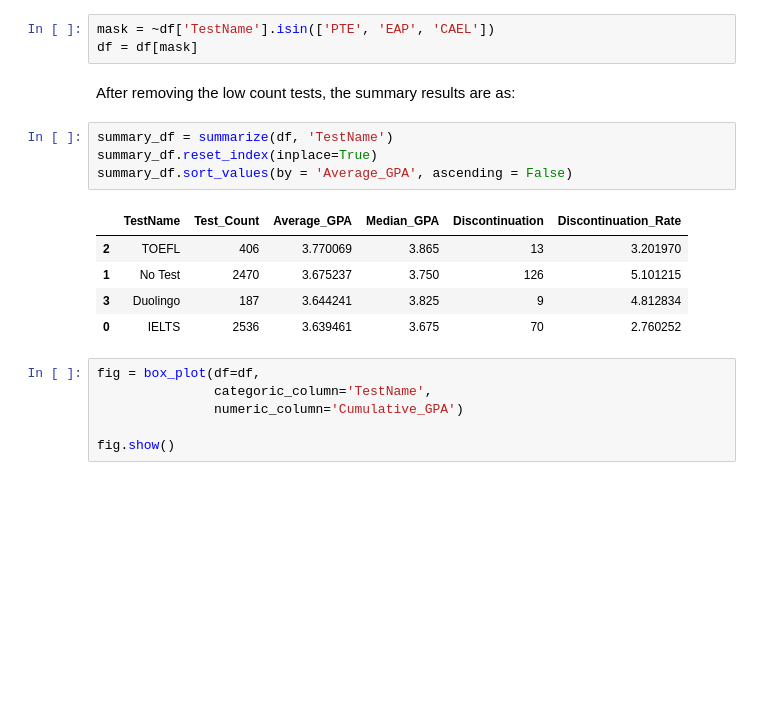
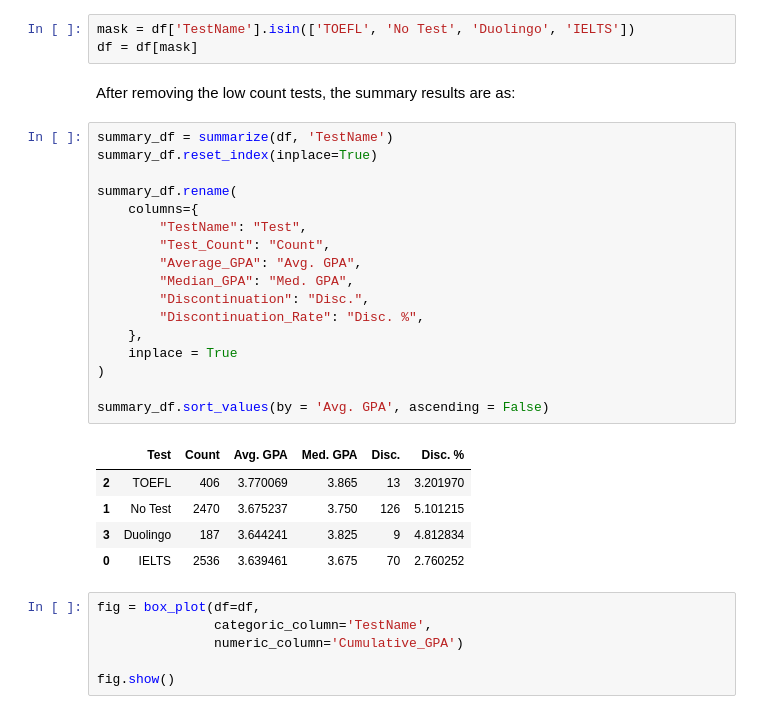
Before and after one commit to tylncck/UC_FGS_ELP_TestScores, a Jupyter notebook: ELP_GPA_StatisticalTests.ipynb, the cells around one changed output. Drawn from its saved outputs; the diff is of its cells as text; blank space fills up the shorter version.

```diff
--- a/ELP_GPA_StatisticalTests.ipynb
+++ b/ELP_GPA_StatisticalTests.ipynb
@@ -132,16 +145,29 @@ summary_df.sort_values(by = 'Average_GPA', ascending = False)
 | 6 | CAEL | 2 | 3.620000 | 3.620 | 0 | 0.000000 |
 | 4 | PTE | 74 | 3.498973 | 3.500 | 2 | 2.702703 |
 # %%
-mask = ~df['TestName'].isin(['PTE', 'EAP', 'CAEL'])
+mask = df['TestName'].isin(['TOEFL', 'No Test', 'Duolingo', 'IELTS'])
 df = df[mask]
 # %% [markdown]
 After removing the low count tests, the summary results are as:
 # %%
 summary_df = summarize(df, 'TestName')
 summary_df.reset_index(inplace=True)
-summary_df.sort_values(by = 'Average_GPA', ascending = False)
+
+summary_df.rename(
+    columns={
+        "TestName": "Test",
+        "Test_Count": "Count",
+        "Average_GPA": "Avg. GPA",
+        "Median_GPA": "Med. GPA",
+        "Discontinuation": "Disc.",
+        "Discontinuation_Rate": "Disc. %",
+    },
+    inplace = True
+)
+
+summary_df.sort_values(by = 'Avg. GPA', ascending = False)
 # %% [output]
-|  | TestName | Test_Count | Average_GPA | Median_GPA | Discontinuation | Discontinuation_Rate |
+|  | Test | Count | Avg. GPA | Med. GPA | Disc. | Disc. % |
 | 2 | TOEFL | 406 | 3.770069 | 3.865 | 13 | 3.201970 |
 | 1 | No Test | 2470 | 3.675237 | 3.750 | 126 | 5.101215 |
 | 3 | Duolingo | 187 | 3.644241 | 3.825 | 9 | 4.812834 |
```
Also changed, not shown: parts of 17 cells of this notebook, 3 other files.
